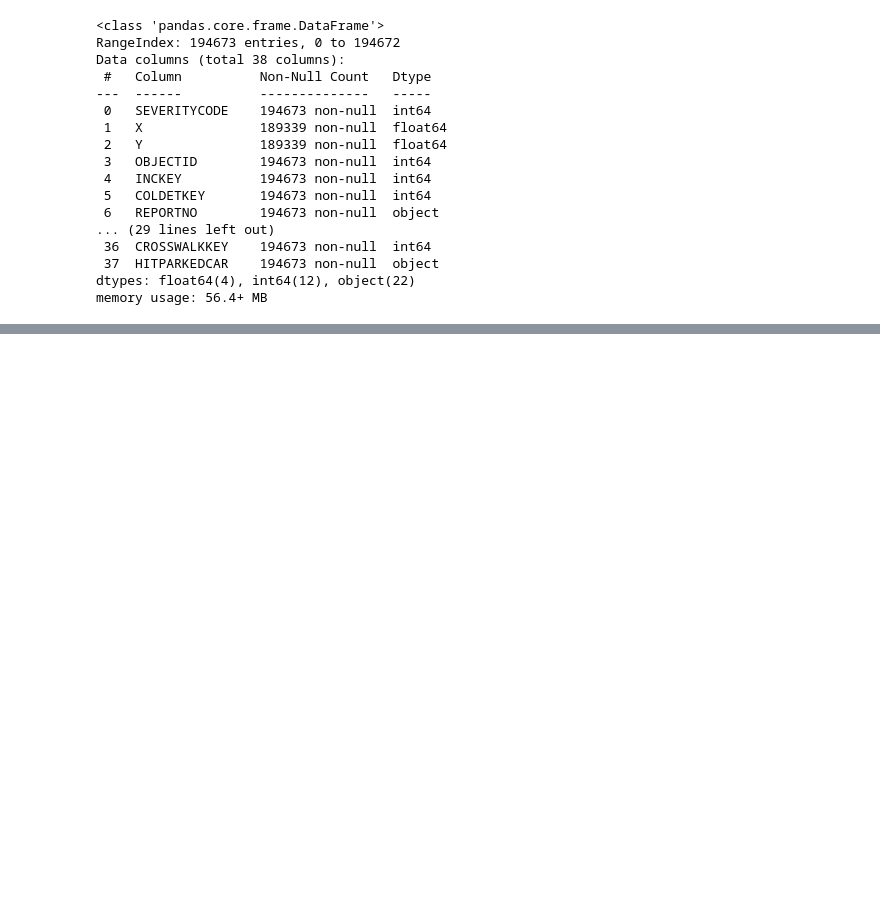
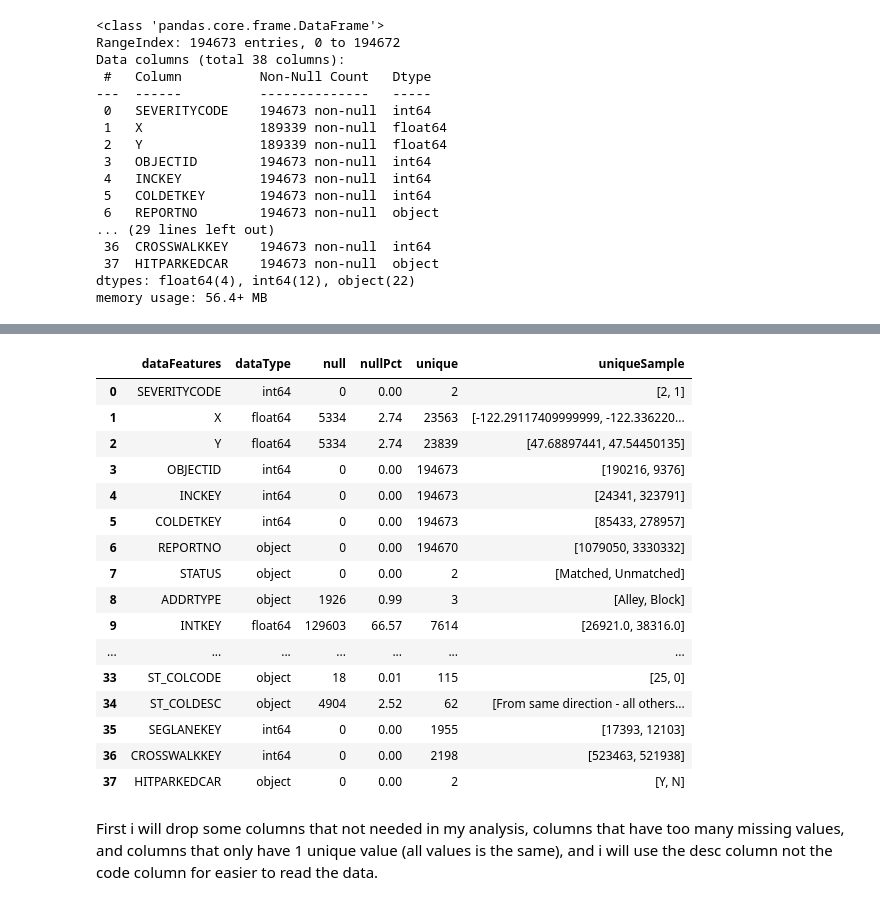
Before and after one commit to Baron197/Coursera_Capstone, a Jupyter notebook: Data_Capstone_Baron.ipynb, the cells around one changed output, grey strips where cells are left out. Cells and saved outputs as stored; diff of their text form; code cells hidden in the pictures; blank space fills up the shorter version.

```diff
--- a/Data_Capstone_Baron.ipynb
+++ b/Data_Capstone_Baron.ipynb
@@ -109,0 +132,29 @@ memory usage: 56.4+ MB
+# %%
+listItem = []
+for col in df.columns :
+    listItem.append([col, df[col].dtype, df[col].isna().sum(), round((df[col].isna().sum()/len(df[col])) * 100,2),
+                    df[col].nunique(), list(df[col].drop_duplicates().sample(2).values)]);
+
+dfDesc = pd.DataFrame(columns=['dataFeatures', 'dataType', 'null', 'nullPct', 'unique', 'uniqueSample'],
+                     data=listItem)
+dfDesc
+# %% [output]
+|  | dataFeatures | dataType | null | nullPct | unique | uniqueSample |
+| 0 | SEVERITYCODE | int64 | 0 | 0.00 | 2 | [2, 1] |
+| 1 | X | float64 | 5334 | 2.74 | 23563 | [-122.29117409999999, -122.336220... |
+| 2 | Y | float64 | 5334 | 2.74 | 23839 | [47.68897441, 47.54450135] |
+| 3 | OBJECTID | int64 | 0 | 0.00 | 194673 | [190216, 9376] |
+| 4 | INCKEY | int64 | 0 | 0.00 | 194673 | [24341, 323791] |
+| 5 | COLDETKEY | int64 | 0 | 0.00 | 194673 | [85433, 278957] |
+| 6 | REPORTNO | object | 0 | 0.00 | 194670 | [1079050, 3330332] |
+| 7 | STATUS | object | 0 | 0.00 | 2 | [Matched, Unmatched] |
+| 8 | ADDRTYPE | object | 1926 | 0.99 | 3 | [Alley, Block] |
+| 9 | INTKEY | float64 | 129603 | 66.57 | 7614 | [26921.0, 38316.0] |
+| ... | ... | ... | ... | ... | ... | ... |
+| 33 | ST_COLCODE | object | 18 | 0.01 | 115 | [25, 0] |
+| 34 | ST_COLDESC | object | 4904 | 2.52 | 62 | [From same direction - all others... |
+| 35 | SEGLANEKEY | int64 | 0 | 0.00 | 1955 | [17393, 12103] |
+| 36 | CROSSWALKKEY | int64 | 0 | 0.00 | 2198 | [523463, 521938] |
+| 37 | HITPARKEDCAR | object | 0 | 0.00 | 2 | [Y, N] |
+# %% [markdown]
+First i will drop some columns that not needed in my analysis, columns that have too many missing values, and columns that only have 1 unique value (all values is the same), and i will use the desc column not the code column for easier to read the data.
```
Also changed, not shown: parts of 8 cells of this notebook.
